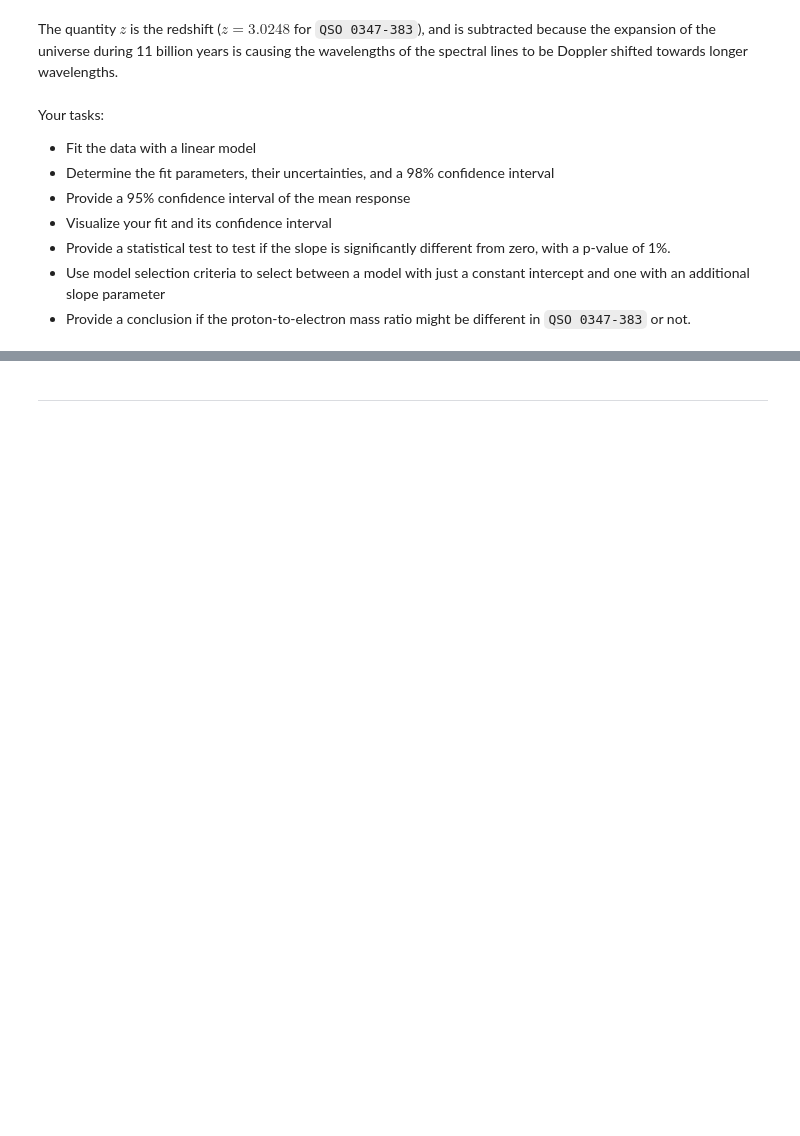
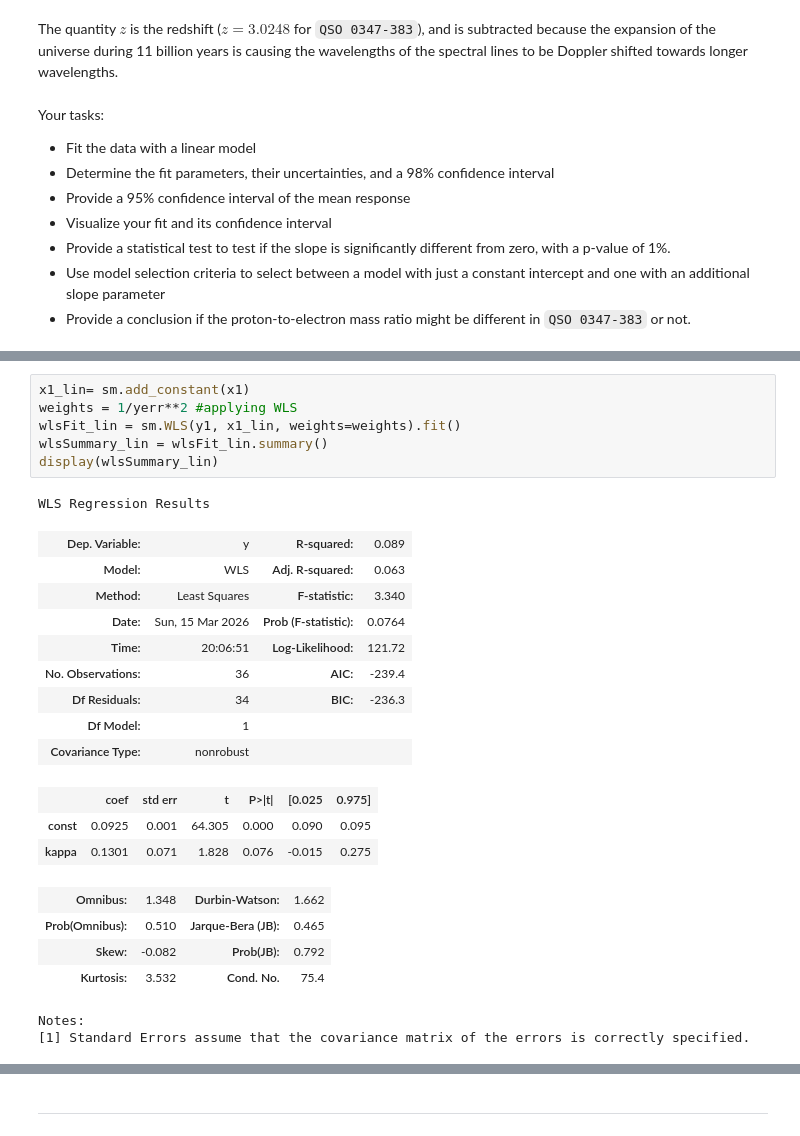
Before and after one commit to aapnegara/data-analysis-homework, a Jupyter notebook: HomeworkAssignment2_AAgungPrawiraNegara_NandVanDeun.ipynb, the cells around one changed output, grey strips where cells are left out. Saved outputs shown, nothing was run; the diff lists cells and outputs as text; blank space fills up the shorter version.

```diff
--- a/HomeworkAssignment2_AAgungPrawiraNegara_NandVanDeun.ipynb
+++ b/HomeworkAssignment2_AAgungPrawiraNegara_NandVanDeun.ipynb
@@ -106,0 +171,26 @@ Your tasks:
+# %%
+x1_lin= sm.add_constant(x1)
+weights = 1/yerr**2 #applying WLS
+wlsFit_lin = sm.WLS(y1, x1_lin, weights=weights).fit()
+wlsSummary_lin = wlsFit_lin.summary()
+display(wlsSummary_lin)
+# %% [output]
+WLS Regression Results
+| Dep. Variable: | y | R-squared: | 0.089 |
+| Model: | WLS | Adj. R-squared: | 0.063 |
+| Method: | Least Squares | F-statistic: | 3.340 |
+| Date: | Sun, 15 Mar 2026 | Prob (F-statistic): | 0.0764 |
+| Time: | 20:06:51 | Log-Likelihood: | 121.72 |
+| No. Observations: | 36 | AIC: | -239.4 |
+| Df Residuals: | 34 | BIC: | -236.3 |
+| Df Model: | 1 |  |  |
+| Covariance Type: | nonrobust |  |  |
+|  | coef | std err | t | P>|t| | [0.025 | 0.975] |
+| const | 0.0925 | 0.001 | 64.305 | 0.000 | 0.090 | 0.095 |
+| kappa | 0.1301 | 0.071 | 1.828 | 0.076 | -0.015 | 0.275 |
+| Omnibus: | 1.348 | Durbin-Watson: | 1.662 |
+| Prob(Omnibus): | 0.510 | Jarque-Bera (JB): | 0.465 |
+| Skew: | -0.082 | Prob(JB): | 0.792 |
+| Kurtosis: | 3.532 | Cond. No. | 75.4 |
+Notes:
+[1] Standard Errors assume that the covariance matrix of the errors is correctly specified.
```
Also changed, not shown: parts of 21 cells of this notebook.
